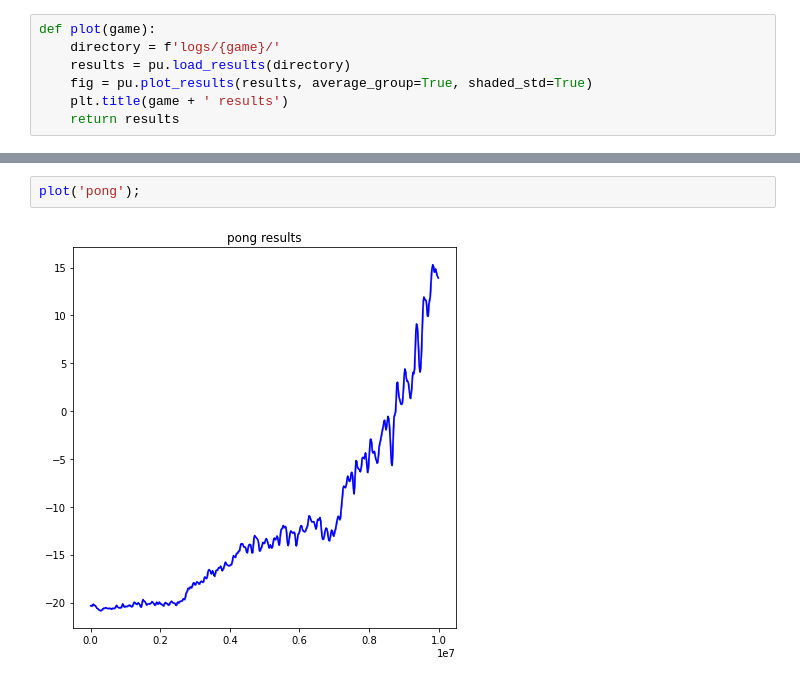
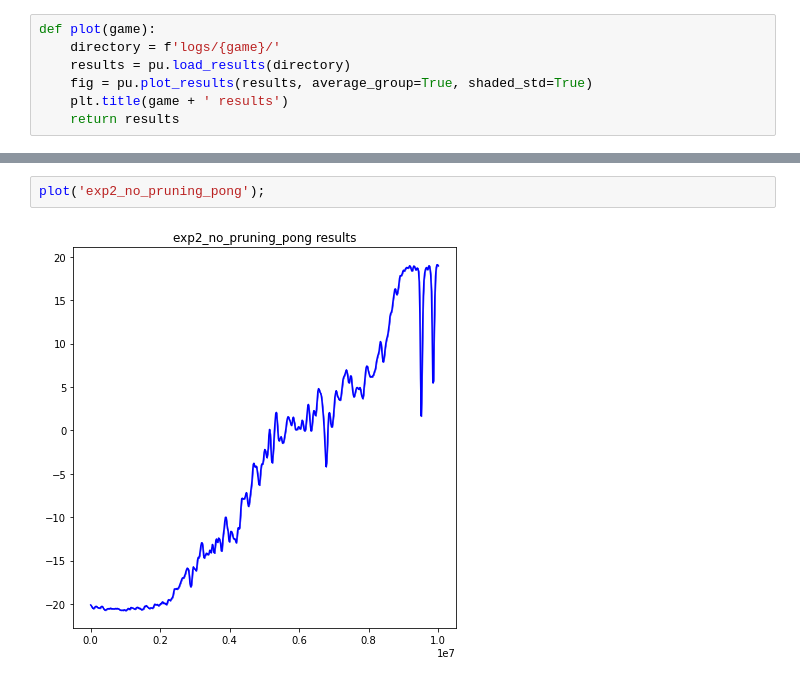
Before and after one commit to edjah/neuro140-final-project, a Jupyter notebook: pytorch-a2c-ppo-acktr-gail/visualize.ipynb, the cells around one changed output, grey strips where cells are left out. Drawn from its saved outputs; the diff is of its cells as text.

```diff
--- a/pytorch-a2c-ppo-acktr-gail/visualize.ipynb
+++ b/pytorch-a2c-ppo-acktr-gail/visualize.ipynb
@@ -23,4 +23,4 @@ plot('breakout');
 # %%
-plot('pong');
+plot('exp2_no_pruning_pong');
 # %% [output]
-[figure, old version]
+[figure, new version]
```
Also changed, not shown: parts of 3 cells of this notebook, 3 other files.
